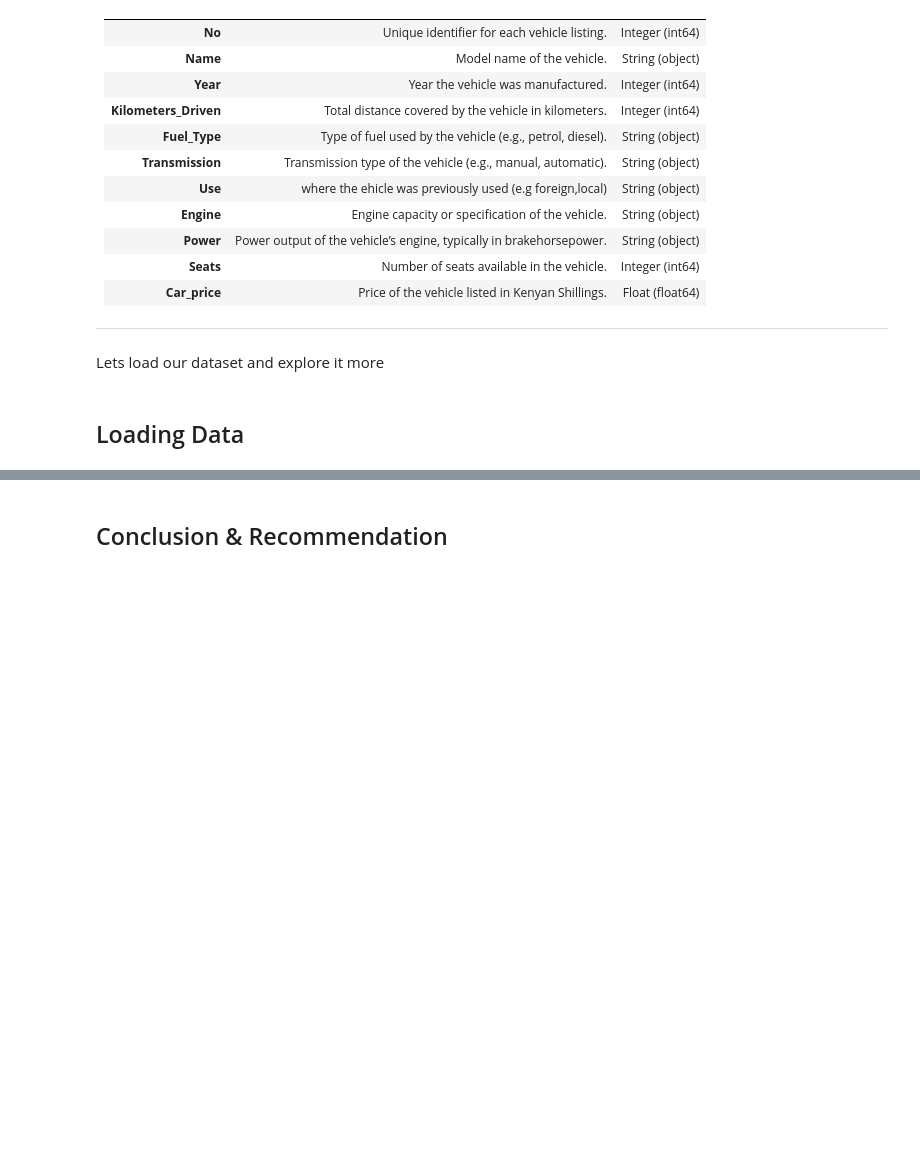
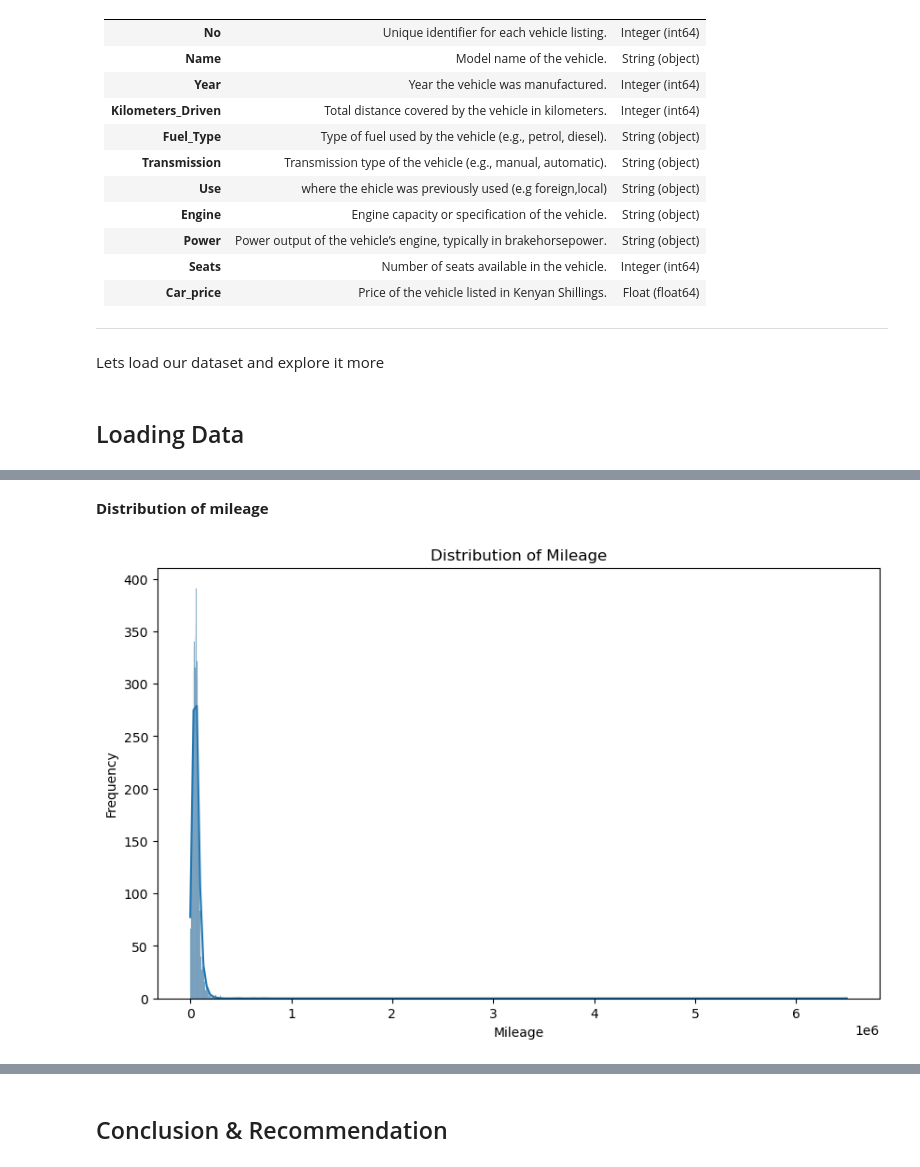
Before and after one commit to jakkkc/car_price, a Jupyter notebook: indexb- update.ipynb, the cells around one changed output, grey strips where cells are left out. Drawn from its saved outputs; the diff is of its cells as text; code cells hidden in the pictures; blank space fills up the shorter version.

```diff
--- a/indexb- update.ipynb
+++ b/indexb- update.ipynb
@@ -1100,0 +415,6 @@ Model saved successfully.
+# %% [markdown]
+**Distribution of mileage**
+# %%
+plot_histograms(df, 'Mileage')
+# %% [output]
+[figure, added]
```
Also changed, not shown: parts of 181 cells of this notebook, 3 other files.
